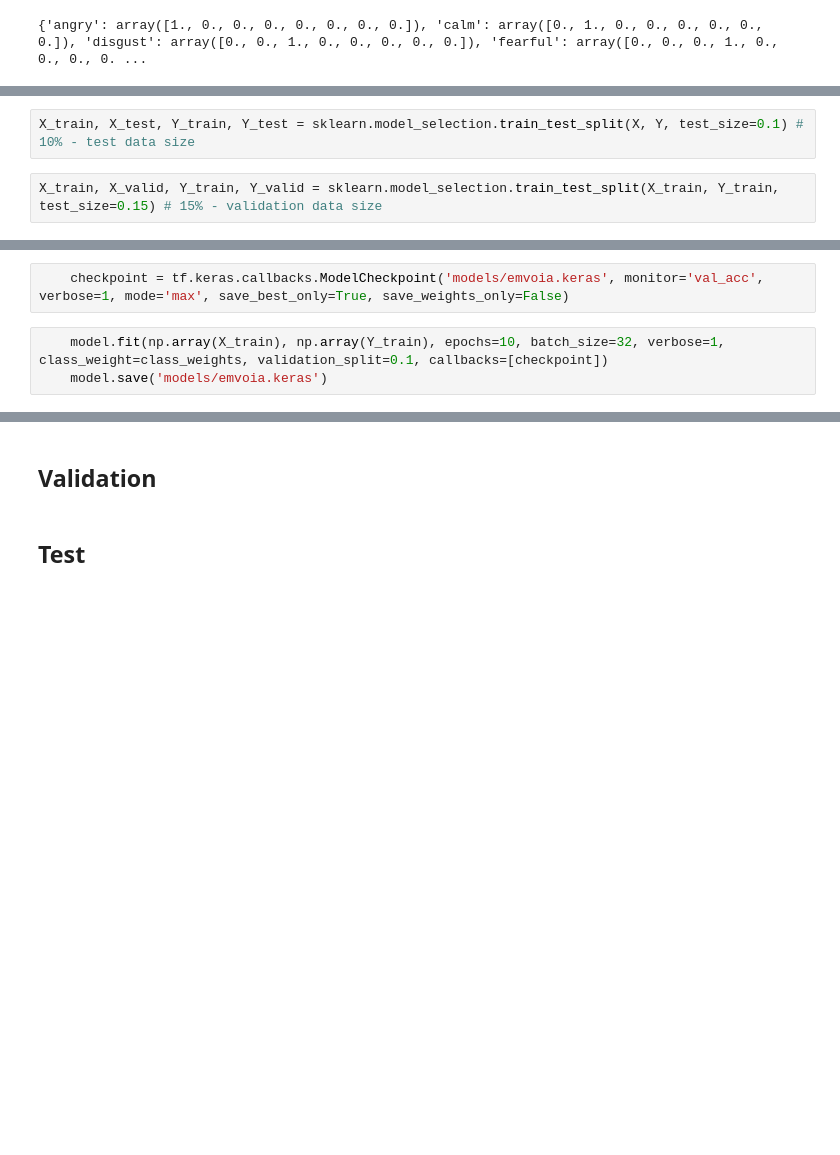
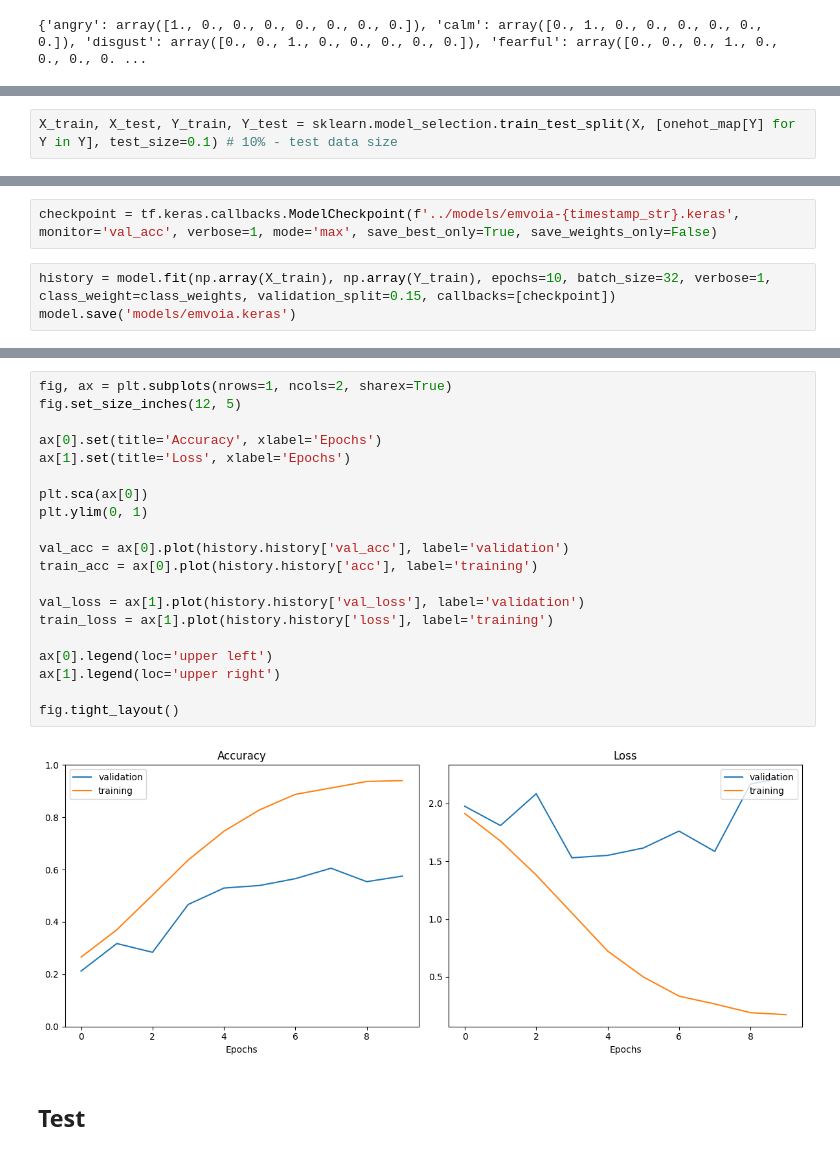
Before and after one commit to gitmaxlla/emvoia, a Jupyter notebook: research/main.ipynb, the cells around one changed output, grey strips where cells are left out. Cells and saved outputs as stored; diff of their text form; blank space fills up the shorter version.

```diff
--- a/research/main.ipynb
+++ b/research/main.ipynb
@@ -330,7 +347,5 @@ for i in range(len(Y)):
 # %%
-X_train, X_test, Y_train, Y_test = sklearn.model_selection.train_test_split(X, Y, test_size=0.1) # 10% - test data size
+X_train, X_test, Y_train, Y_test = sklearn.model_selection.train_test_split(X, [onehot_map[Y] for Y in Y], test_size=0.1) # 10% - test data size
-# %%
-X_train, X_valid, Y_train, Y_valid = sklearn.model_selection.train_test_split(X_train, Y_train, test_size=0.15) # 15% - validation data size
 # %%
 input_shape = np.array(X_train).shape
 print(input_shape)
@@ -378,7 +402,7 @@ Model: "sequential_5"
 # %%
-    checkpoint = tf.keras.callbacks.ModelCheckpoint('models/emvoia.keras', monitor='val_acc', verbose=1, mode='max', save_best_only=True, save_weights_only=False)
+checkpoint = tf.keras.callbacks.ModelCheckpoint(f'../models/emvoia-{timestamp_str}.keras', monitor='val_acc', verbose=1, mode='max', save_best_only=True, save_weights_only=False)
 # %%
-    model.fit(np.array(X_train), np.array(Y_train), epochs=10, batch_size=32, verbose=1, class_weight=class_weights, validation_split=0.1, callbacks=[checkpoint])
-    model.save('models/emvoia.keras')
+history = model.fit(np.array(X_train), np.array(Y_train), epochs=10, batch_size=32, verbose=1, class_weight=class_weights, validation_split=0.15, callbacks=[checkpoint])
+model.save('models/emvoia.keras')
 # %% [output]
 Epoch 1/10
@@ -401,5 +425,25 @@ Epoch 10: val_acc did not improve from 0.29544
-# %% [markdown]
-## Validation
+# %%
+fig, ax = plt.subplots(nrows=1, ncols=2, sharex=True)
+fig.set_size_inches(12, 5)
+
+ax[0].set(title='Accuracy', xlabel='Epochs')
+ax[1].set(title='Loss', xlabel='Epochs')
+
+plt.sca(ax[0])
+plt.ylim(0, 1)
+
+val_acc = ax[0].plot(history.history['val_acc'], label='validation')
+train_acc = ax[0].plot(history.history['acc'], label='training')
+
+val_loss = ax[1].plot(history.history['val_loss'], label='validation')
+train_loss = ax[1].plot(history.history['loss'], label='training')
+
+ax[0].legend(loc='upper left')
+ax[1].legend(loc='upper right')
+
+fig.tight_layout()
+# %% [output]
+[figure, added]
 # %% [markdown]
 ## Test
 # %%
```
Also changed, not shown: parts of 34 cells of this notebook, 7 other files.
